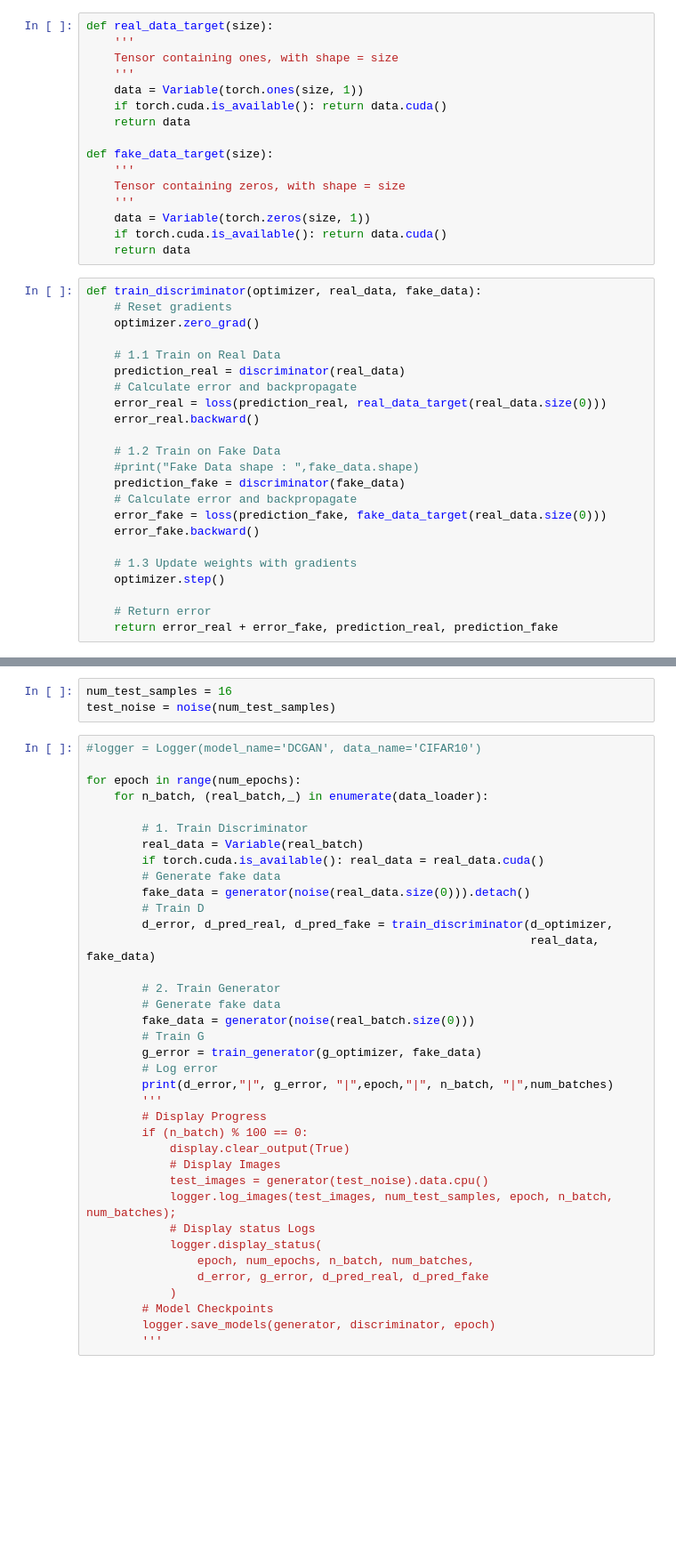
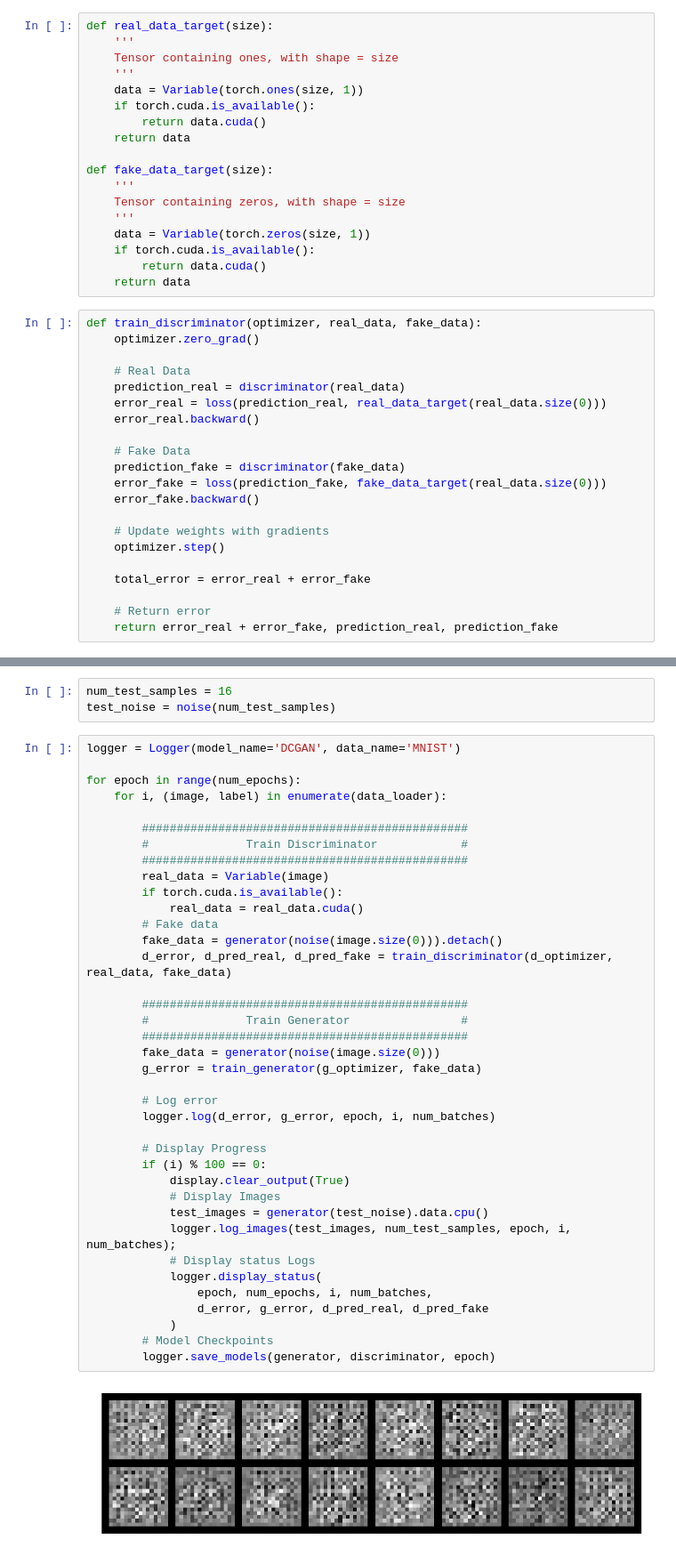
Before and after one commit to PoorvaRane/Semi-Supervised-GANs, a Jupyter notebook: scratch-space/DCGAN_MNIST.ipynb, the cells around one changed output, grey strips where cells are left out. Shown: that part at 89% size. Drawn from its saved outputs; the diff is of its cells as text; blank space fills up the shorter version.

Commit message:
DCGAN Logger working

```diff
--- a/scratch-space/DCGAN_MNIST.ipynb
+++ b/scratch-space/DCGAN_MNIST.ipynb
@@ -179,7 +170,8 @@ def real_data_target(size):
     Tensor containing ones, with shape = size
     '''
     data = Variable(torch.ones(size, 1))
-    if torch.cuda.is_available(): return data.cuda()
+    if torch.cuda.is_available():
+        return data.cuda()
     return data
 
 def fake_data_target(size):
@@ -187,28 +179,27 @@ def fake_data_target(size):
     Tensor containing zeros, with shape = size
     '''
     data = Variable(torch.zeros(size, 1))
-    if torch.cuda.is_available(): return data.cuda()
+    if torch.cuda.is_available():
+        return data.cuda()
     return data
 # %%
 def train_discriminator(optimizer, real_data, fake_data):
-    # Reset gradients
     optimizer.zero_grad()
 
-    # 1.1 Train on Real Data
+    # Real Data
     prediction_real = discriminator(real_data)
-    # Calculate error and backpropagate
     error_real = loss(prediction_real, real_data_target(real_data.size(0)))
     error_real.backward()
 
-    # 1.2 Train on Fake Data
-    #print("Fake Data shape : ",fake_data.shape)
+    # Fake Data
     prediction_fake = discriminator(fake_data)
-    # Calculate error and backpropagate
     error_fake = loss(prediction_fake, fake_data_target(real_data.size(0)))
     error_fake.backward()
 
-    # 1.3 Update weights with gradients
+    # Update weights with gradients
     optimizer.step()
+
+    total_error = error_real + error_fake
 
     # Return error
     return error_real + error_fake, prediction_real, prediction_fake
@@ -230,40 +221,42 @@ def train_generator(optimizer, fake_data):
 num_test_samples = 16
 test_noise = noise(num_test_samples)
 # %%
-#logger = Logger(model_name='DCGAN', data_name='CIFAR10')
+logger = Logger(model_name='DCGAN', data_name='MNIST')
 
 for epoch in range(num_epochs):
-    for n_batch, (real_batch,_) in enumerate(data_loader):
+    for i, (image, label) in enumerate(data_loader):
 
-        # 1. Train Discriminator
-        real_data = Variable(real_batch)
-        if torch.cuda.is_available(): real_data = real_data.cuda()
-        # Generate fake data
-        fake_data = generator(noise(real_data.size(0))).detach()
-        # Train D
-        d_error, d_pred_real, d_pred_fake = train_discriminator(d_optimizer,
-                                                                real_data, fake_data)
+        ###############################################
+        #              Train Discriminator            #
+        ###############################################
+        real_data = Variable(image)
+        if torch.cuda.is_available():
+            real_data = real_data.cuda()
+        # Fake data
+        fake_data = generator(noise(image.size(0))).detach()
+        d_error, d_pred_real, d_pred_fake = train_discriminator(d_optimizer, real_data, fake_data)
 
-        # 2. Train Generator
-        # Generate fake data
-        fake_data = generator(noise(real_batch.size(0)))
-        # Train G
+        ###############################################
+        #              Train Generator                #
+        ###############################################
+        fake_data = generator(noise(image.size(0)))
         g_error = train_generator(g_optimizer, fake_data)
+
         # Log error
-        print(d_error,"|", g_error, "|",epoch,"|", n_batch, "|",num_batches)
-        '''
+        logger.log(d_error, g_error, epoch, i, num_batches)
+
         # Display Progress
-        if (n_batch) % 100 == 0:
+        if (i) % 100 == 0:
             display.clear_output(True)
             # Display Images
             test_images = generator(test_noise).data.cpu()
-            logger.log_images(test_images, num_test_samples, epoch, n_batch, num_batches);
+            logger.log_images(test_images, num_test_samples, epoch, i, num_batches);
             # Display status Logs
             logger.display_status(
-                epoch, num_epochs, n_batch, num_batches,
+                epoch, num_epochs, i, num_batches,
                 d_error, g_error, d_pred_real, d_pred_fake
             )
         # Model Checkpoints
         logger.save_models(generator, discriminator, epoch)
-        '''
 # %% [output]
+[figure, added]
```
Also changed, not shown: parts of 12 cells of this notebook, 2 other files.
